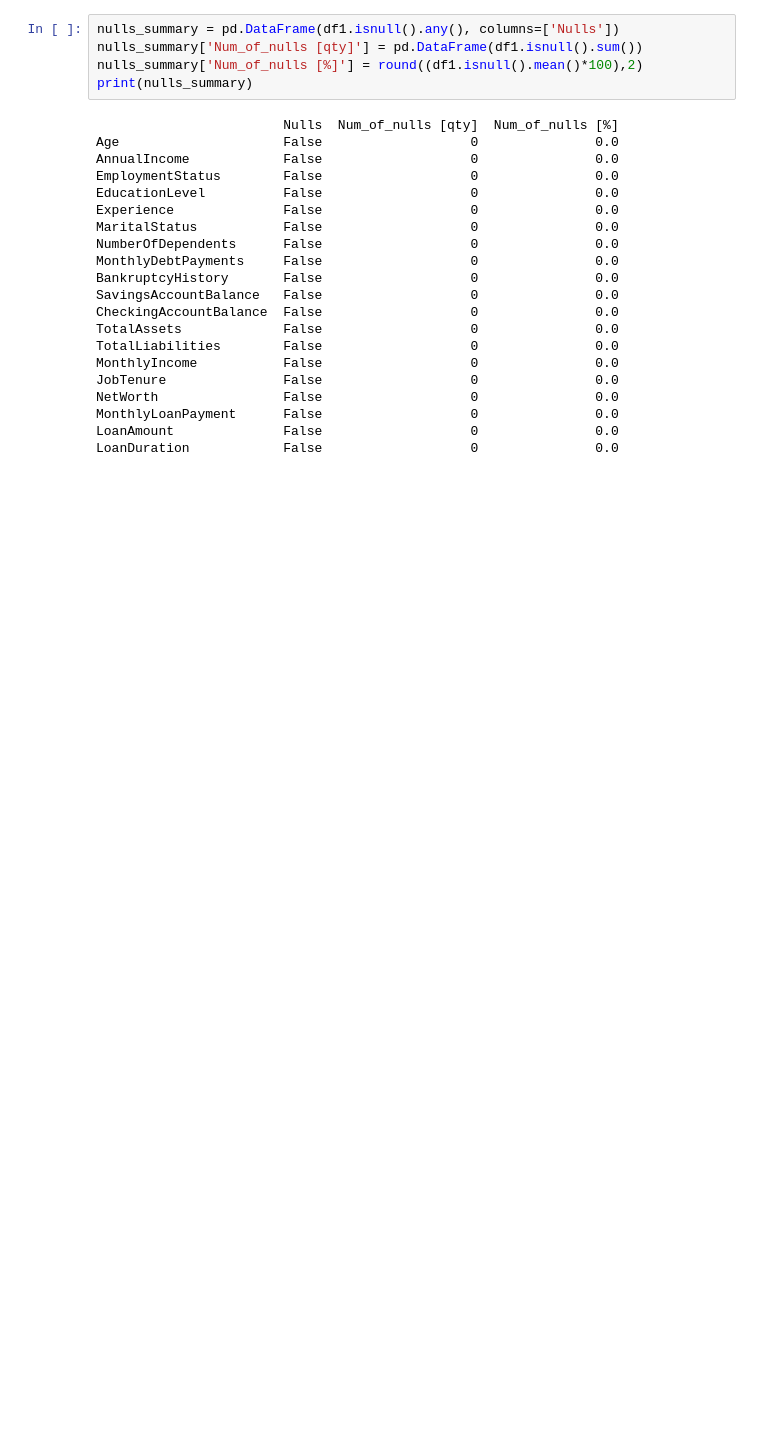
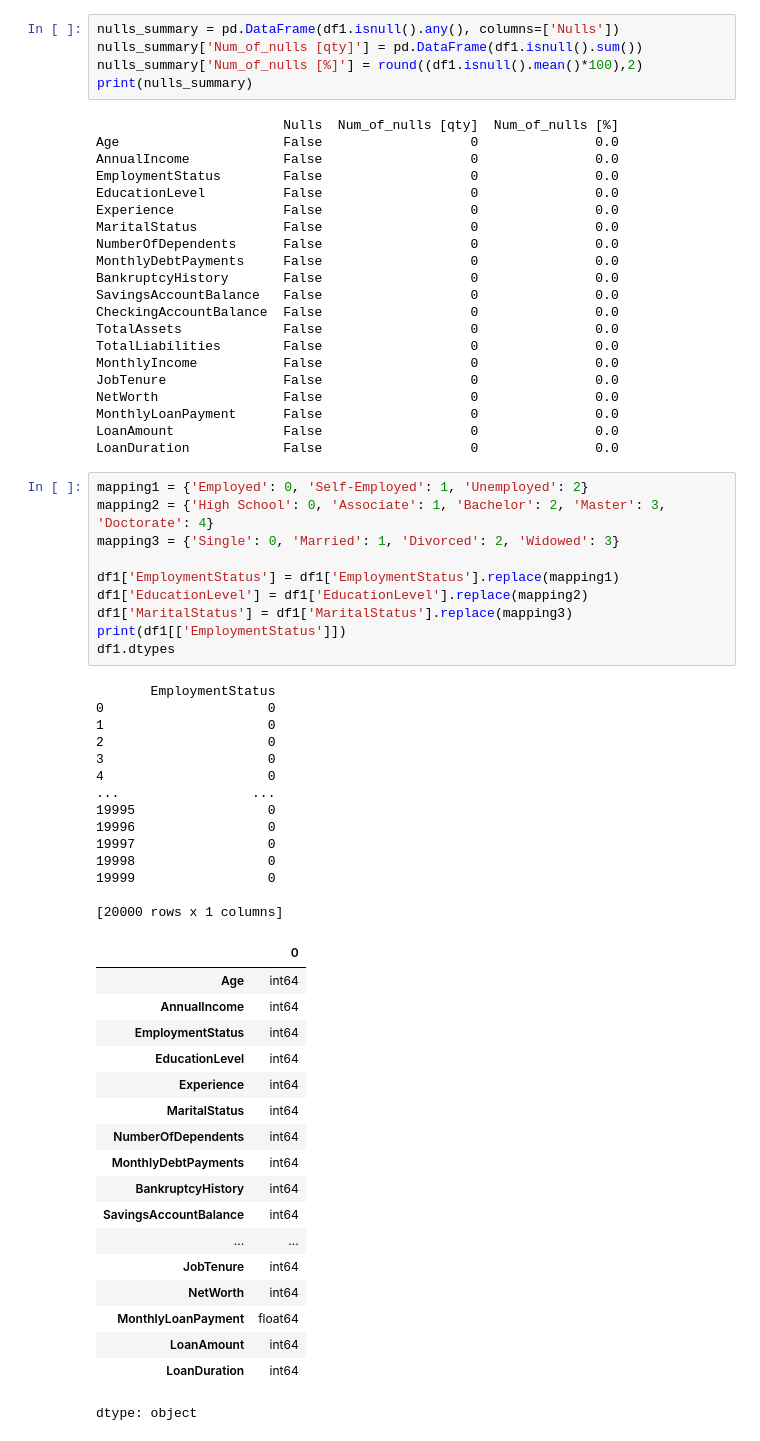
Before and after one commit to Perovsky56/BankLoanModel, a Jupyter notebook: BankLoan.ipynb, the cells around one changed output. Drawn from its saved outputs; the diff is of its cells as text; blank space fills up the shorter version.

```diff
--- a/BankLoan.ipynb
+++ b/BankLoan.ipynb
@@ -136,3 +142,46 @@ NetWorth                False                   0               0.0
 MonthlyLoanPayment      False                   0               0.0
 LoanAmount              False                   0               0.0
 LoanDuration            False                   0               0.0
+# %%
+mapping1 = {'Employed': 0, 'Self-Employed': 1, 'Unemployed': 2}
+mapping2 = {'High School': 0, 'Associate': 1, 'Bachelor': 2, 'Master': 3, 'Doctorate': 4}
+mapping3 = {'Single': 0, 'Married': 1, 'Divorced': 2, 'Widowed': 3}
+
+df1['EmploymentStatus'] = df1['EmploymentStatus'].replace(mapping1)
+df1['EducationLevel'] = df1['EducationLevel'].replace(mapping2)
+df1['MaritalStatus'] = df1['MaritalStatus'].replace(mapping3)
+print(df1[['EmploymentStatus']])
+df1.dtypes
+# %% [output]
+       EmploymentStatus
+0                     0
+1                     0
+2                     0
+3                     0
+4                     0
+...                 ...
+19995                 0
+19996                 0
+19997                 0
+19998                 0
+19999                 0
+
+[20000 rows x 1 columns]
+|  | 0 |
+| Age | int64 |
+| AnnualIncome | int64 |
+| EmploymentStatus | int64 |
+| EducationLevel | int64 |
+| Experience | int64 |
+| MaritalStatus | int64 |
+| NumberOfDependents | int64 |
+| MonthlyDebtPayments | int64 |
+| BankruptcyHistory | int64 |
+| SavingsAccountBalance | int64 |
+| ... | ... |
+| JobTenure | int64 |
+| NetWorth | int64 |
+| MonthlyLoanPayment | float64 |
+| LoanAmount | int64 |
+| LoanDuration | int64 |
+dtype: object
```
Also changed, not shown: parts of 13 cells of this notebook.
